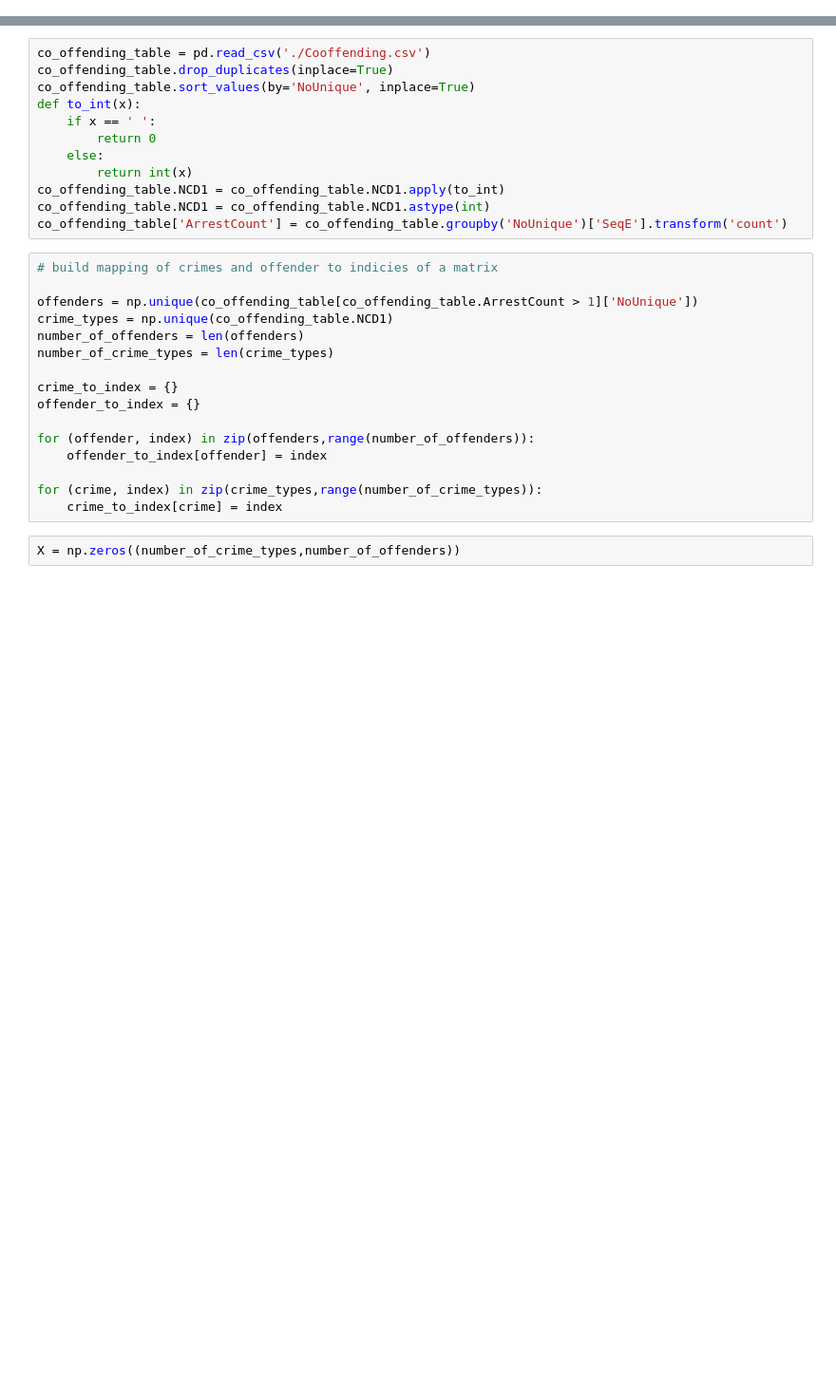
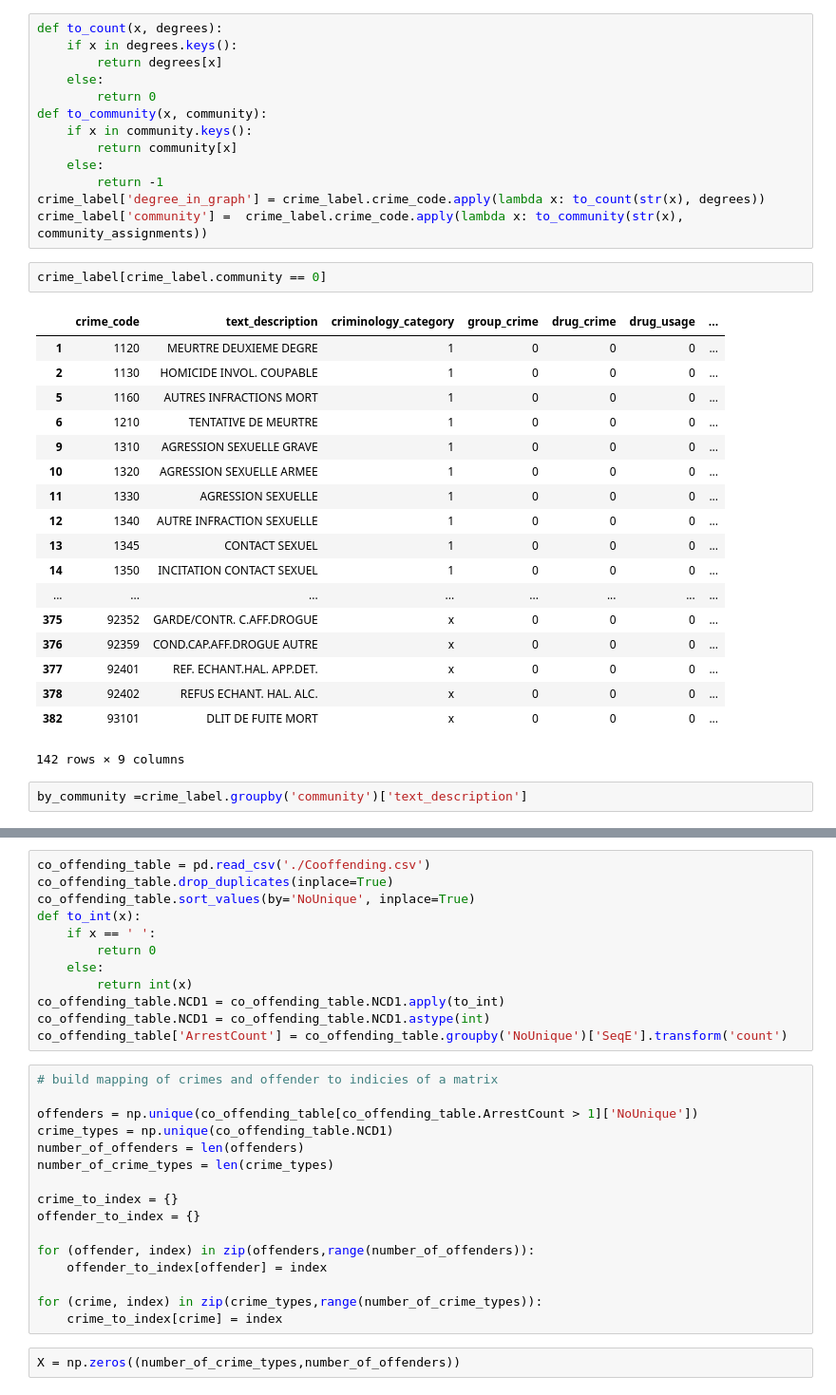
Before and after one commit to henryaspegren/IDS.131-Project, a Jupyter notebook: Clustering Crimes.ipynb, the cells around one changed output, grey strips where cells are left out. Shown at 95% size. Cells and saved outputs as stored; diff of their text form; blank space fills up the shorter version.

```diff
--- a/Clustering Crimes.ipynb
+++ b/Clustering Crimes.ipynb
@@ -5,0 +50,36 @@ import matplotlib.pyplot as plt
+# %%
+def to_count(x, degrees):
+    if x in degrees.keys():
+        return degrees[x]
+    else:
+        return 0
+def to_community(x, community):
+    if x in community.keys():
+        return community[x]
+    else:
+        return -1
+crime_label['degree_in_graph'] = crime_label.crime_code.apply(lambda x: to_count(str(x), degrees))
+crime_label['community'] =  crime_label.crime_code.apply(lambda x: to_community(str(x), community_assignments))
+# %%
+crime_label[crime_label.community == 0]
+# %% [output]
+|  | crime_code | text_description | criminology_category | group_crime | drug_crime | drug_usage | ... |
+| 1 | 1120 | MEURTRE DEUXIEME DEGRE | 1 | 0 | 0 | 0 | ... |
+| 2 | 1130 | HOMICIDE INVOL. COUPABLE | 1 | 0 | 0 | 0 | ... |
+| 5 | 1160 | AUTRES INFRACTIONS MORT | 1 | 0 | 0 | 0 | ... |
+| 6 | 1210 | TENTATIVE DE MEURTRE | 1 | 0 | 0 | 0 | ... |
+| 9 | 1310 | AGRESSION SEXUELLE GRAVE | 1 | 0 | 0 | 0 | ... |
+| 10 | 1320 | AGRESSION SEXUELLE ARMEE | 1 | 0 | 0 | 0 | ... |
+| 11 | 1330 | AGRESSION SEXUELLE | 1 | 0 | 0 | 0 | ... |
+| 12 | 1340 | AUTRE INFRACTION SEXUELLE | 1 | 0 | 0 | 0 | ... |
+| 13 | 1345 | CONTACT SEXUEL | 1 | 0 | 0 | 0 | ... |
+| 14 | 1350 | INCITATION CONTACT SEXUEL | 1 | 0 | 0 | 0 | ... |
+| ... | ... | ... | ... | ... | ... | ... | ... |
+| 375 | 92352 | GARDE/CONTR. C.AFF.DROGUE | x | 0 | 0 | 0 | ... |
+| 376 | 92359 | COND.CAP.AFF.DROGUE AUTRE | x | 0 | 0 | 0 | ... |
+| 377 | 92401 | REF. ECHANT.HAL. APP.DET. | x | 0 | 0 | 0 | ... |
+| 378 | 92402 | REFUS ECHANT. HAL. ALC. | x | 0 | 0 | 0 | ... |
+| 382 | 93101 | DLIT DE FUITE MORT | x | 0 | 0 | 0 | ... |
+142 rows × 9 columns
+# %%
+by_community =crime_label.groupby('community')['text_description']
```
Also changed, not shown: parts of 17 cells of this notebook.
